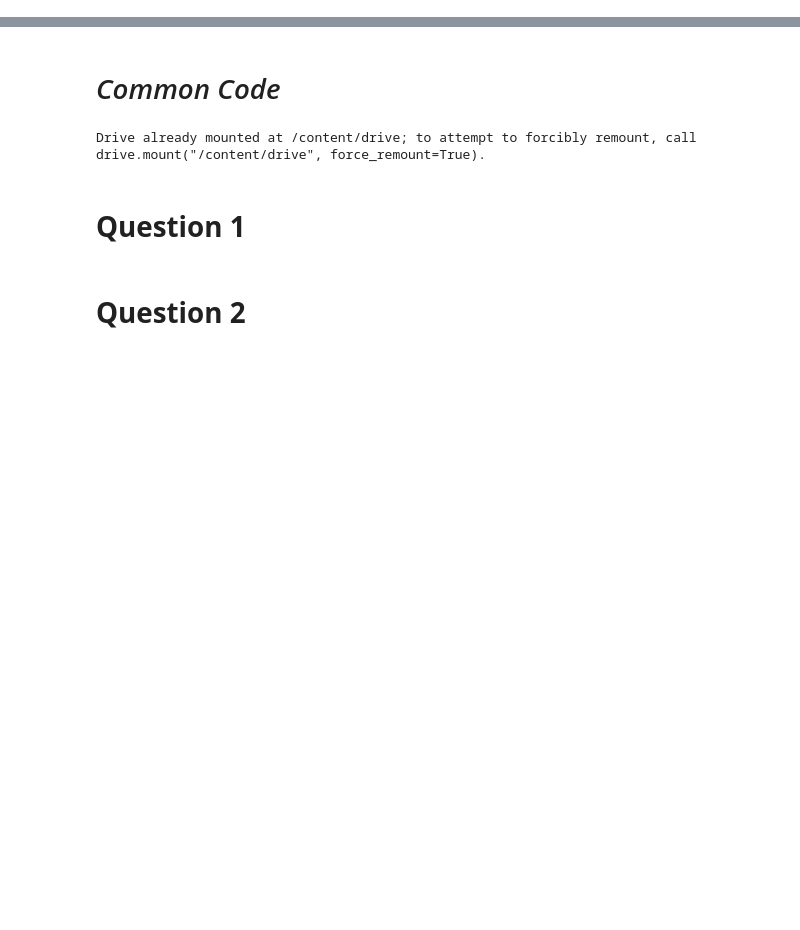
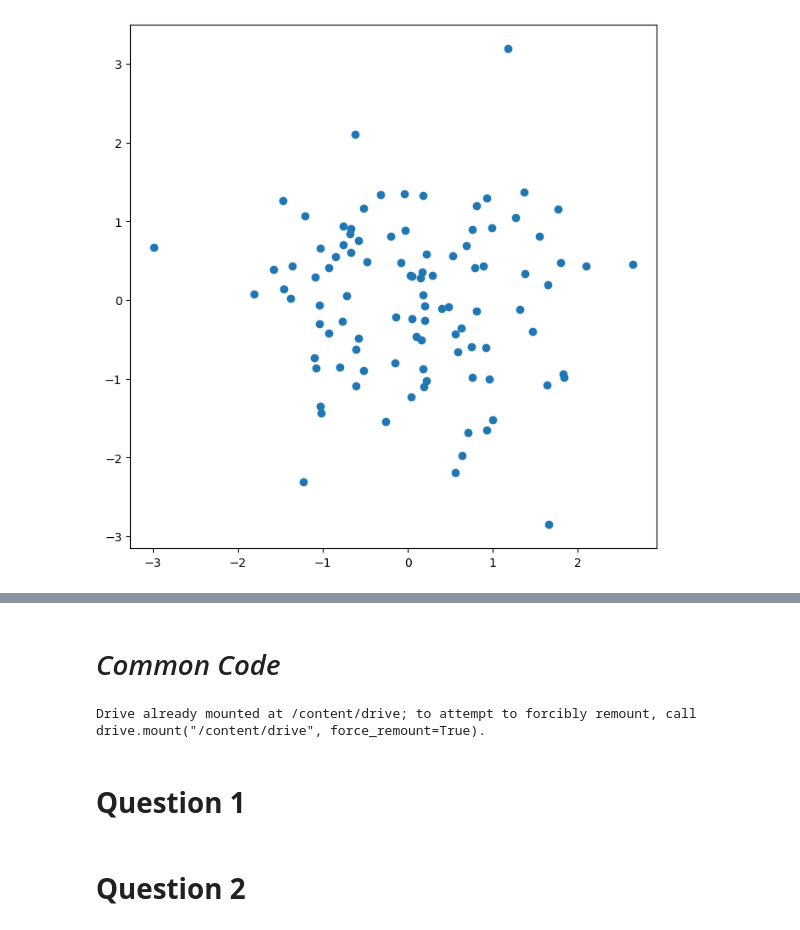
Before and after one commit to faseeh-quraishi/Assignment1_StatisticalLearning, a Jupyter notebook: Statistical_Learning_Assignment_1.ipynb, the cells around one changed output, grey strips where cells are left out. Cells and saved outputs as stored; diff of their text form; code cells hidden in the pictures; blank space fills up the shorter version.

```diff
--- a/Statistical_Learning_Assignment_1.ipynb
+++ b/Statistical_Learning_Assignment_1.ipynb
@@ -0,0 +302,5 @@
+# %%
+fig , ax = subplots (figsize =(8, 8))
+ax.scatter(x, y, marker='o');
+# %% [output]
+[figure, added]
```
Also changed, not shown: parts of 125 cells of this notebook.
